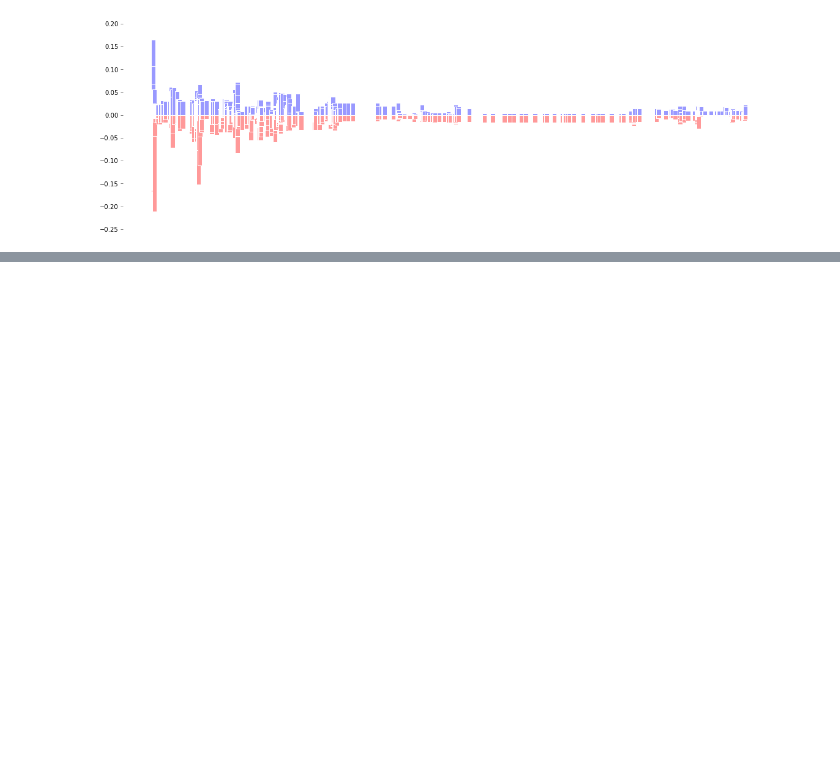
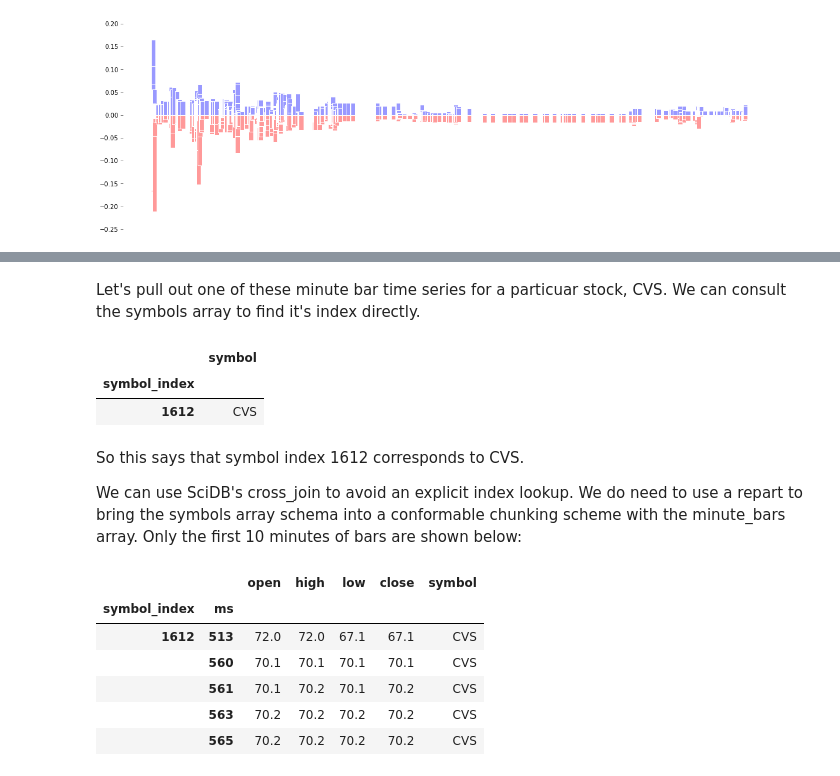
Before and after one commit to jrivers96/FinancePythonNotebook, a Jupyter notebook: PythonFinanceNotebook.ipynb, the cells around one changed output, grey strips where cells are left out. Cells and saved outputs as stored; diff of their text form; code cells hidden in the pictures; blank space fills up the shorter version.

```diff
--- a/PythonFinanceNotebook.ipynb
+++ b/PythonFinanceNotebook.ipynb
@@ -412,0 +461,25 @@ print(time.time() - start_time)
+# %% [markdown]
+Let's pull out one of these minute bar time series for a particuar stock, CVS. We can consult the symbols array to find it's index directly.
+# %%
+symbol = 'CVS'
+tkr[tkr == symbol].todataframe()
+# %% [output]
+|  | symbol |
+| symbol_index |  |
+| 1612 | CVS |
+# %% [markdown]
+So this says that symbol index 1612 corresponds to CVS.
+
+We can use SciDB's cross_join to avoid an explicit index lookup. We do need to use a repart to bring the symbols array schema into a conformable chunking scheme with the minute_bars array. Only the first 10 minutes of bars are shown below:
+# %%
+mb1 = sdb.merge(minute_bars,
+                tkr[tkr == symbol]).todataframe()
+mb1.head()
+# %% [output]
+|  |  | open | high | low | close | symbol |
+| symbol_index | ms |  |  |  |  |  |
+| 1612 | 513 | 72.0 | 72.0 | 67.1 | 67.1 | CVS |
+|  | 560 | 70.1 | 70.1 | 70.1 | 70.1 | CVS |
+|  | 561 | 70.1 | 70.2 | 70.1 | 70.2 | CVS |
+|  | 563 | 70.2 | 70.2 | 70.2 | 70.2 | CVS |
+|  | 565 | 70.2 | 70.2 | 70.2 | 70.2 | CVS |
```
Also changed, not shown: parts of 56 cells of this notebook.
